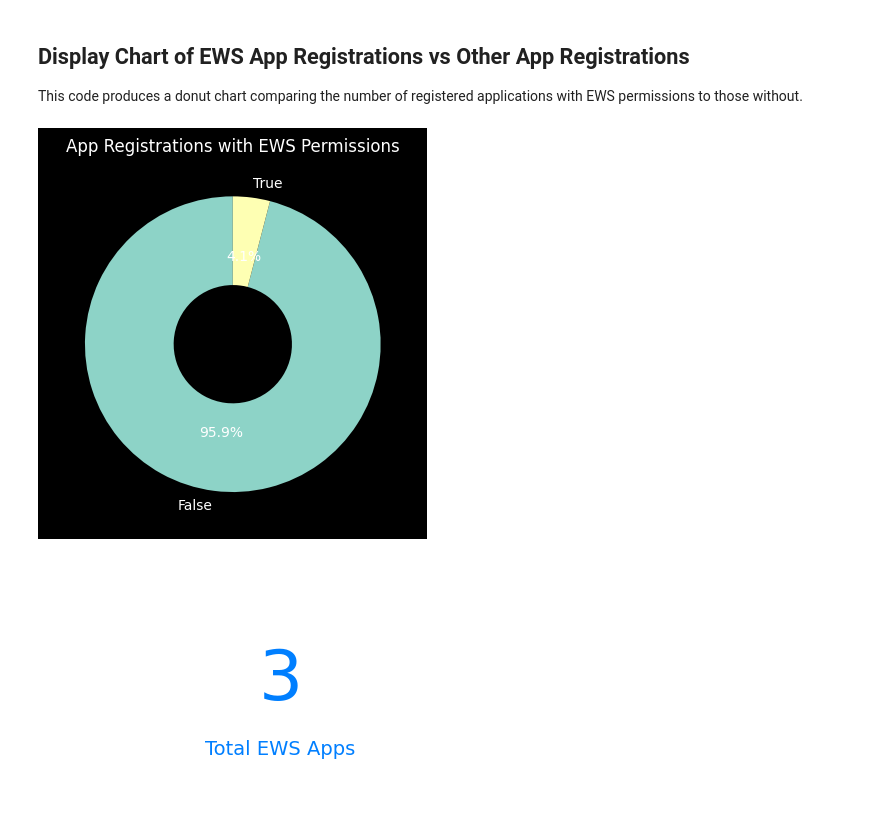
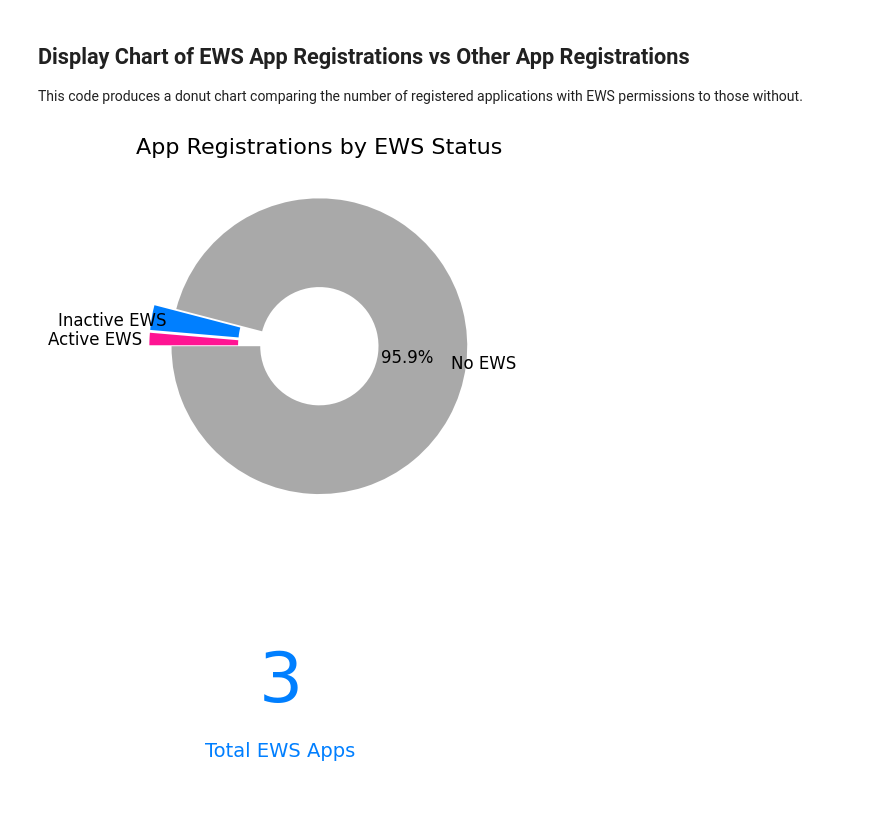
Before and after one commit to tolgaki/ews-migration-analyzer, a Jupyter notebook: src/Ews.App.Usage/Report-EWS-App-Usage.ipynb, the cells around one changed output. Saved outputs shown, nothing was run; the diff lists cells and outputs as text; code cells hidden in the pictures.

```diff
--- a/src/Ews.App.Usage/Report-EWS-App-Usage.ipynb
+++ b/src/Ews.App.Usage/Report-EWS-App-Usage.ipynb
@@ -105,29 +128,50 @@ with open(output_file, 'w', newline='', encoding='utf-8') as f:
 ## Display Chart of EWS App Registrations vs Other App Registrations
 
 This code produces a donut chart comparing the number of registered applications with EWS permissions to those without.
-# %%
-import pandas as pd
-
-import matplotlib.pyplot as plt
-
-# Load merged data
-app_usage_df = pd.read_csv(output_file)
-
-# Count apps by UsesEws
-counts = app_usage_df['UsesEws'].value_counts().rename(index={'True': 'Frank', 'False': 'Other'})
-
-# Donut chart
-fig, ax = plt.subplots()
-wedges, texts, autotexts = ax.pie(
-    counts,
-    labels=counts.index,
-    autopct='%1.1f%%',
-    startangle=90,
-    wedgeprops=dict(width=0.6)
-)
-ax.set_title('App Registrations with EWS Permissions')
-plt.show()
-# %% [output]
-[figure, removed]
+# %%
+import pandas as pd
+import matplotlib.pyplot as plt
+import numpy as np
+
+# Calculate explode values: explode the smallest wedges (e.g., <8%)
+explode = []
+total = counts.sum()
+for v in counts:
+    pct = v / total
+    if pct < 0.08:
+        explode.append(0.15)  # Explode small wedges
+    else:
+        explode.append(0)
+
+def autopct_format(pct):
+    return "%1.1f%%" % pct if pct >= 5 else ""
+
+fig, ax = plt.subplots()
+wedges, texts, autotexts = ax.pie(
+    counts,
+    labels=counts.index,
+    autopct=autopct_format,
+    startangle=180,
+    wedgeprops=dict(width=0.6),
+    colors=colors,
+    textprops=dict(color="black", fontsize=12),
+    pctdistance=0.6,
+    labeldistance=.9,
+    explode=explode
+)
+# Move labels for small percentages further out
+for i, (w, t) in enumerate(zip(wedges, texts)):
+    pct = counts.iloc[i] / counts.sum()
+    if pct < 0.02:  # If less than 8%, move label further out
+        ang = (w.theta2 + w.theta1) / 2
+        x = np.cos(np.deg2rad(ang))
+        y = np.sin(np.deg2rad(ang))
+        t.set_position((1.2 * x, 1.2 * y))  # Move label further out
+
+ax.set_title("App Registrations by EWS Status", color="black", fontsize=16)
+plt.show()
+# ...existing code...
+# %% [output]
+[figure, added]
 # %%
 # Count total apps with EWS permissions
```
Also changed, not shown: parts of 8 cells of this notebook.
